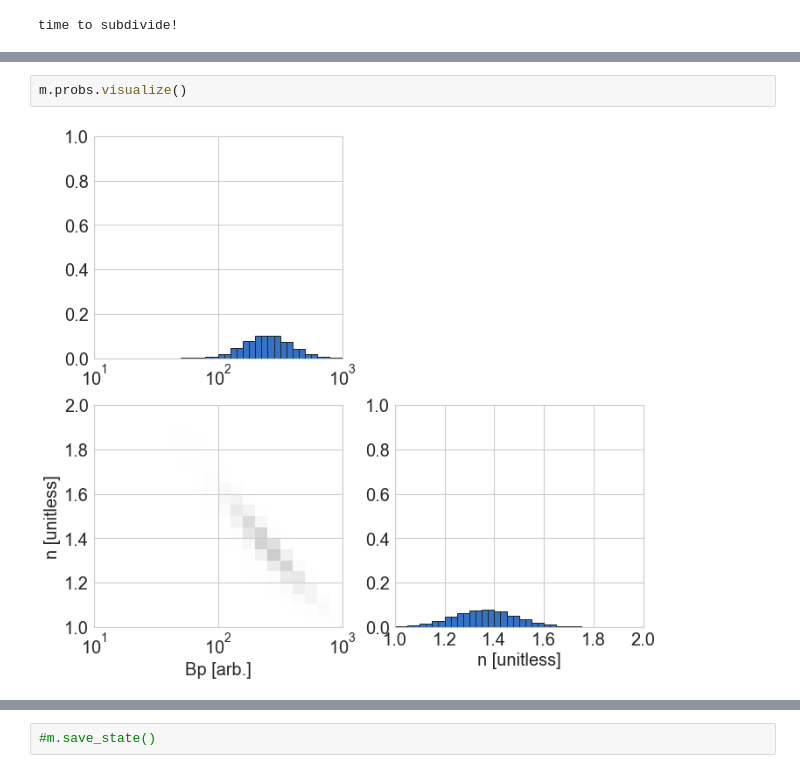
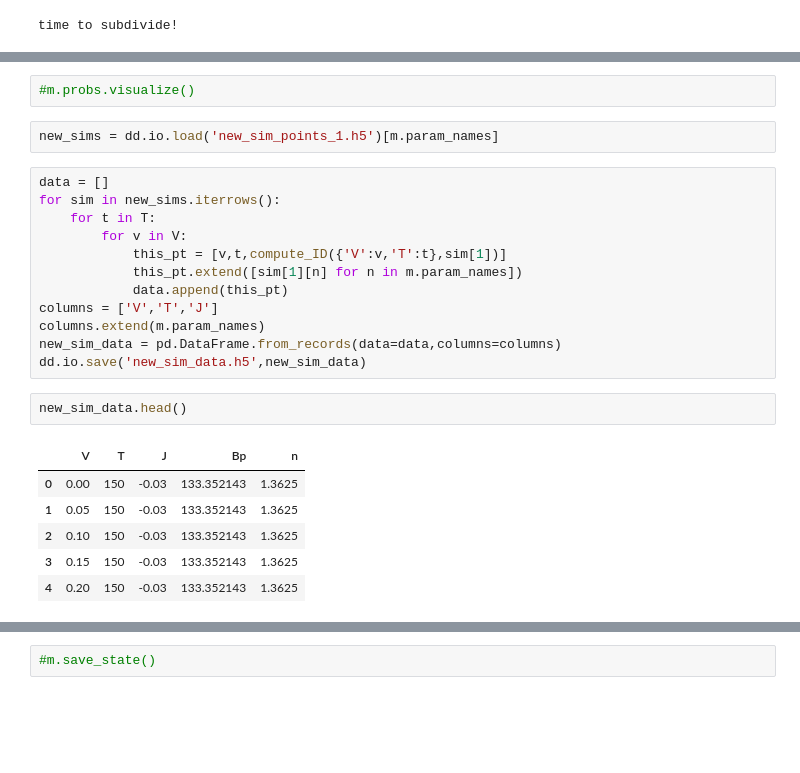
Before and after one commit to PV-Lab/bayesim, a Jupyter notebook: examples/diode/ideal_diode.ipynb, the cells around one changed output, grey strips where cells are left out. Drawn from its saved outputs; the diff is of its cells as text; blank space fills up the shorter version.

```diff
--- a/examples/diode/ideal_diode.ipynb
+++ b/examples/diode/ideal_diode.ipynb
@@ -170,5 +168,26 @@ m.subdivide(threshold_prob=0.001)
 New model points to simulate are saved in the file new_sim_points_1.h5.
 # %%
-m.probs.visualize()
+#m.probs.visualize()
-# %% [output]
-[figure, removed]
+# %%
+new_sims = dd.io.load('new_sim_points_1.h5')[m.param_names]
+# %%
+data = []
+for sim in new_sims.iterrows():
+    for t in T:
+        for v in V:
+            this_pt = [v,t,compute_ID({'V':v,'T':t},sim[1])]
+            this_pt.extend([sim[1][n] for n in m.param_names])
+            data.append(this_pt)
+columns = ['V','T','J']
+columns.extend(m.param_names)
+new_sim_data = pd.DataFrame.from_records(data=data,columns=columns)
+dd.io.save('new_sim_data.h5',new_sim_data)
+# %%
+new_sim_data.head()
+# %% [output]
+|  | V | T | J | Bp | n |
+| 0 | 0.00 | 150 | -0.03 | 133.352143 | 1.3625 |
+| 1 | 0.05 | 150 | -0.03 | 133.352143 | 1.3625 |
+| 2 | 0.10 | 150 | -0.03 | 133.352143 | 1.3625 |
+| 3 | 0.15 | 150 | -0.03 | 133.352143 | 1.3625 |
+| 4 | 0.20 | 150 | -0.03 | 133.352143 | 1.3625 |
```
Also changed, not shown: parts of 4 cells of this notebook, 7 other files.
